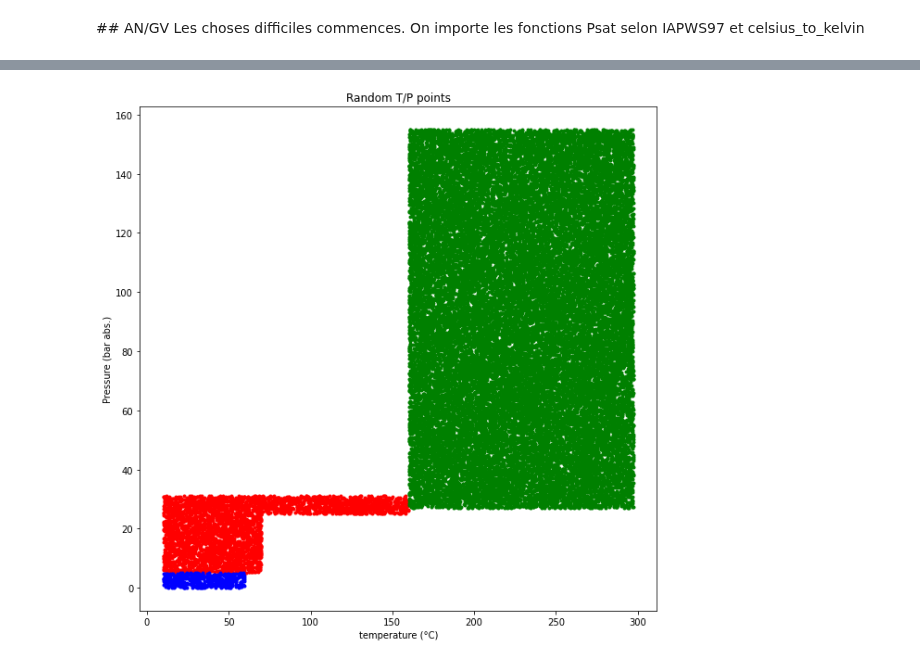
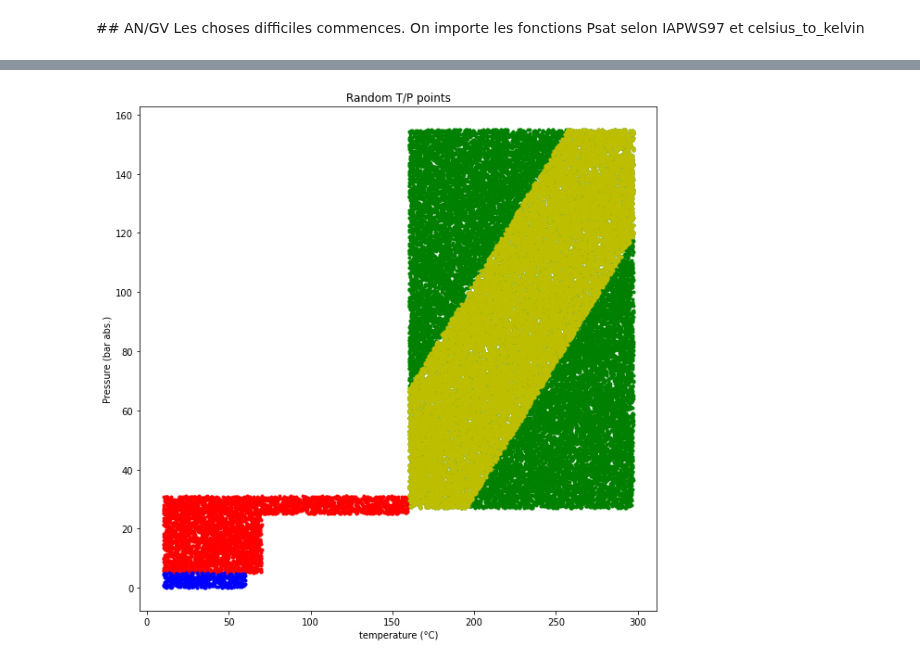
Before and after one commit to berettavexee/Chaussette, a Jupyter notebook: Test_02.ipynb, the cells around one changed output, grey strips where cells are left out. Cells and saved outputs as stored; diff of their text form; code cells hidden in the pictures.

```diff
--- a/Test_02.ipynb
+++ b/Test_02.ipynb
@@ -207,15 +213,41 @@ def angv_index(array):
     """
     index = (array[:, 0] <= 297.2) & (array[:, 1] <= 155)
 
+
+
     return array[index]
 
+def partition_line(array):
+    """
+    Cuts the AN/GV domain along its diagonal.
+    Ax+By+C = 0
+    (y1 – y2)x + (x2 – x1)y + (x1y2 – x2y1) = 0
+    (160,31) - (297.2,155)
+    """
+
+
+    point_a = (160,31)
+    point_b = (297.2,155)
+    coef_a = (point_a[1] - point_b[1])
+    coef_b = (point_b[0] - point_a[0])
+    coef_c = (point_a[0]*point_b[1])-(point_b[0]*point_a[1])
+    index = ((array[:, 0] * coef_a + array[:, 1] * coef_b + coef_c - 5000) <= 0) & ((array[:, 0] * coef_a + array[:, 1] * coef_b + coef_c + 5000 ) > 0)
+
+    return array[index]
 
 #Performance indicator - remove if not needed - run the function 7000 times.
-print('Boolean index AN/gv:\t', end='')
-%timeit angv_index(quadrant[1]) # Quadrant II
+#print('Boolean index AN/GV:\t', end='')
+#%timeit angv_index(quadrant[1]) # Quadrant II / 547 µs ± 2.15 µs per loop
 
 angv_data = angv_index(quadrant[1])
 print('Point in AN/GV quadrant:\t', len(angv_data))
+
+#Performance indicator - remove if not needed - run the function 7000 times.
+#print('Boolean index splited AN/GV:\t', end='')
+#%timeit partition_line(angv_data) # 365 µs ± 4.66 µs per loop
+
+demi_angv_data = partition_line(angv_data)
+print('Point in splited AN/GV quadrant:\t', len(demi_angv_data))
 
 plt.figure(figsize=(10, 10))
 plt.title('Random T/P points')
@@ -225,5 +257,6 @@ plt.ylabel('Pressure (bar abs.)')
 plt.plot(anrra_data[:, 0], anrra_data[:, 1], 'r.')
 plt.plot(api_data[:, 0], api_data[:, 1], 'b.')
 plt.plot(angv_data[:, 0], angv_data[:, 1], 'g.')
+plt.plot(demi_angv_data[:, 0], demi_angv_data[:, 1], 'y.')
 plt.show()
 # %% [output]
@@ -232 +265 @@ Point in AN/GV quadrant:         31507
-[figure, old version]
+[figure, new version]
```
Also changed, not shown: parts of 6 cells of this notebook.
